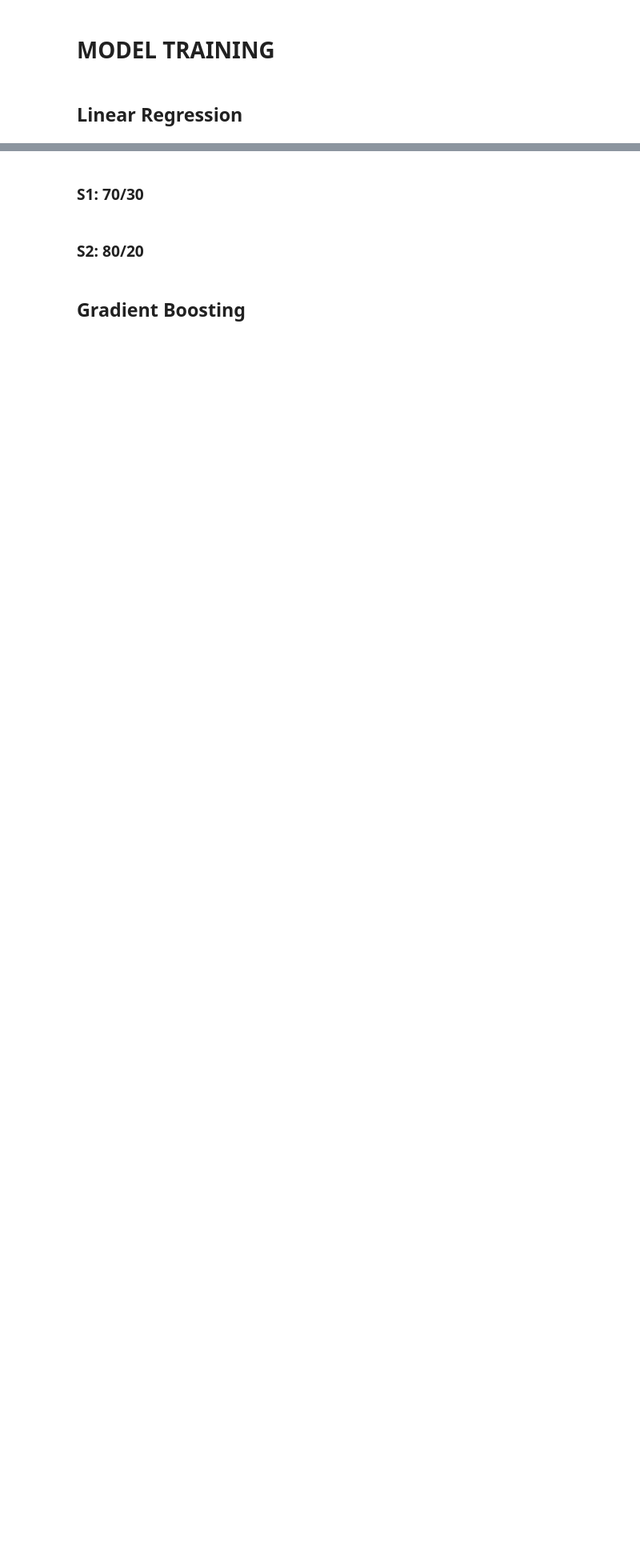
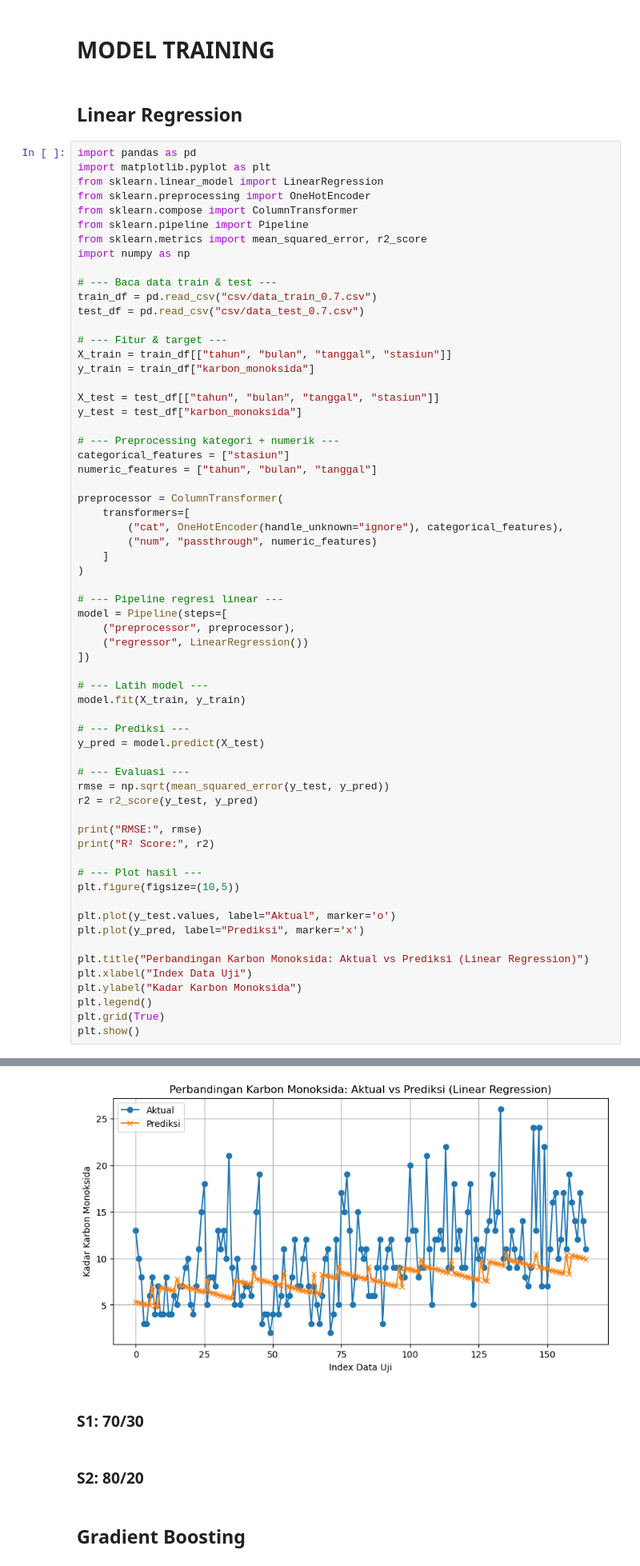
Before and after one commit to Ariwjy/Tugas-Machine-Learning, a Jupyter notebook: Regresi A5.ipynb, the cells around one changed output, grey strips where cells are left out. Shown: that part at 80% size. Cells and saved outputs as stored; diff of their text form; blank space fills up the shorter version.

Commit message:
model latih

```diff
--- a/Regresi A5.ipynb
+++ b/Regresi A5.ipynb
@@ -49,3 +51,67 @@ data_spliting(0.8) #80%
 # MODEL TRAINING
 # %% [markdown]
 ## Linear Regression
+# %%
+import pandas as pd
+import matplotlib.pyplot as plt
+from sklearn.linear_model import LinearRegression
+from sklearn.preprocessing import OneHotEncoder
+from sklearn.compose import ColumnTransformer
+from sklearn.pipeline import Pipeline
+from sklearn.metrics import mean_squared_error, r2_score
+import numpy as np
+
+# --- Baca data train & test ---
+train_df = pd.read_csv("csv/data_train_0.7.csv")
+test_df = pd.read_csv("csv/data_test_0.7.csv")
+
+# --- Fitur & target ---
+X_train = train_df[["tahun", "bulan", "tanggal", "stasiun"]]
+y_train = train_df["karbon_monoksida"]
+
+X_test = test_df[["tahun", "bulan", "tanggal", "stasiun"]]
+y_test = test_df["karbon_monoksida"]
+
+# --- Preprocessing kategori + numerik ---
+categorical_features = ["stasiun"]
+numeric_features = ["tahun", "bulan", "tanggal"]
+
+preprocessor = ColumnTransformer(
+    transformers=[
+        ("cat", OneHotEncoder(handle_unknown="ignore"), categorical_features),
+        ("num", "passthrough", numeric_features)
+    ]
+)
+
+# --- Pipeline regresi linear ---
+model = Pipeline(steps=[
+    ("preprocessor", preprocessor),
+    ("regressor", LinearRegression())
+])
+
+# --- Latih model ---
+model.fit(X_train, y_train)
+
+# --- Prediksi ---
+y_pred = model.predict(X_test)
+
+# --- Evaluasi ---
+rmse = np.sqrt(mean_squared_error(y_test, y_pred))
+r2 = r2_score(y_test, y_pred)
+
+print("RMSE:", rmse)
+print("R² Score:", r2)
+
+# --- Plot hasil ---
+plt.figure(figsize=(10,5))
+
+plt.plot(y_test.values, label="Aktual", marker='o')
+plt.plot(y_pred, label="Prediksi", marker='x')
+
+plt.title("Perbandingan Karbon Monoksida: Aktual vs Prediksi (Linear Regression)")
+plt.xlabel("Index Data Uji")
+plt.ylabel("Kadar Karbon Monoksida")
+plt.legend()
+plt.grid(True)
+plt.show()
+# %% [output]
@@ -52,3 +120,4 @@ data_spliting(0.8) #80%
+[figure, added]
 # %% [markdown]
 ### S1: 70/30
 # %% [markdown]
```
Also changed, not shown: parts of 2 cells of this notebook.
